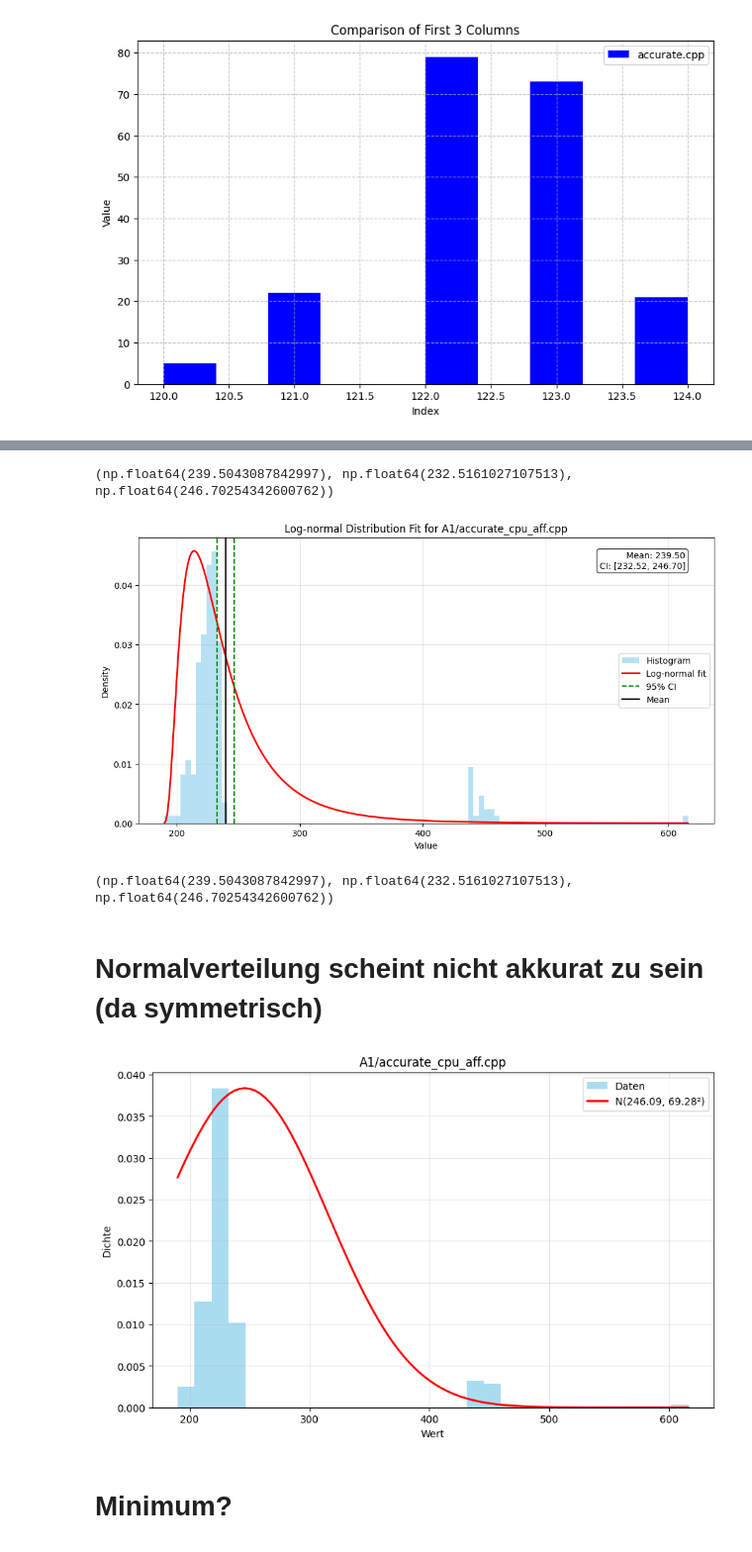
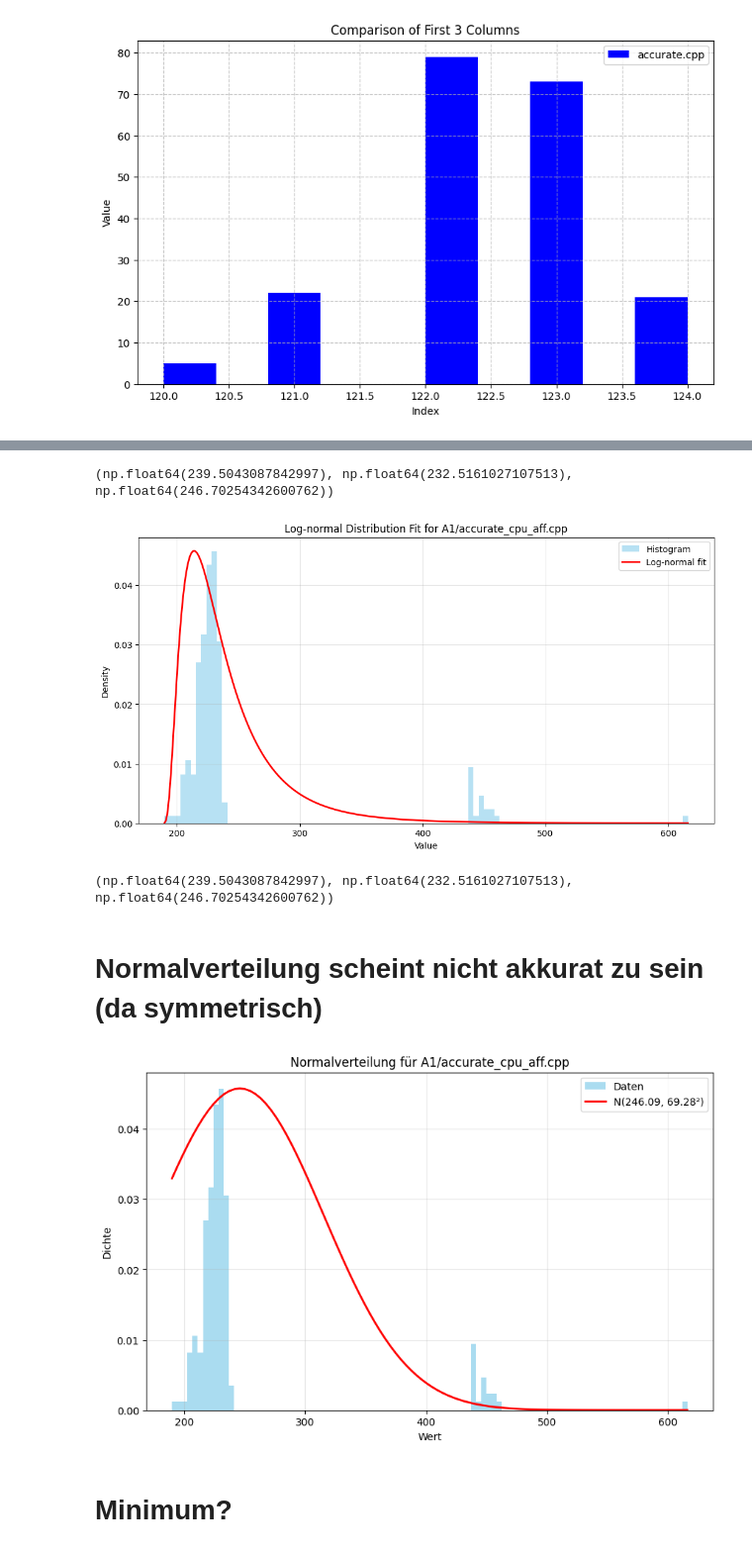
Before and after one commit to kilianbartz/bs_ueb2, a Jupyter notebook: plot.ipynb, the cells around one changed output, grey strips where cells are left out. Shown at 99% size. Cells and saved outputs as stored; diff of their text form; code cells hidden in the pictures.

Commit message:
updated measure.py plot.ipynb

```diff
--- a/plot.ipynb
+++ b/plot.ipynb
@@ -144,11 +295,11 @@ pdf_lognorm = pdf_lognorm * (max_height / max(pdf_lognorm))
 plt.plot(x, pdf_lognorm, 'r-', lw=2, label='Log-normal fit')
 
 # Add vertical lines for CI
-plt.axvline(ci[1], color='g', linestyle='--', label='95% CI')
-plt.axvline(ci[2], color='g', linestyle='--')
+# plt.axvline(ci[1], color='g', linestyle='--', label='95% CI')
+# plt.axvline(ci[2], color='g', linestyle='--')
 
 # Add mean line
-plt.axvline(mean, color='k', linestyle='-', label='Mean')
+# plt.axvline(mean, color='k', linestyle='-', label='Mean')
 
 # Customize the plot
 plt.xlabel('Value')
@@ -158,18 +309,18 @@ plt.legend()
 plt.grid(True, alpha=0.3)
 
 # Add text box with statistics
-stats_text = f'Mean: {mean:.2f}\nCI: [{ci[1]:.2f}, {ci[2]:.2f}]'
-plt.text(0.95, 0.95, stats_text,
-         transform=plt.gca().transAxes,
-         verticalalignment='top',
-         horizontalalignment='right',
-         bbox=dict(boxstyle='round', facecolor='white', alpha=0.8))
+# stats_text = f'Mean: {mean:.2f}\nCI: [{ci[1]:.2f}, {ci[2]:.2f}]'
+# plt.text(0.95, 0.95, stats_text,
+#          transform=plt.gca().transAxes,
+#          verticalalignment='top',
+#          horizontalalignment='right',
+#          bbox=dict(boxstyle='round', facecolor='white', alpha=0.8))
 
 plt.show()
 print(ci)
 # %% [output]
 (np.float64(239.5043087842997), np.float64(232.5161027107513), np.float64(246.70254342600762))
-[figure, old version]
+[figure, new version]
 (np.float64(239.5043087842997), np.float64(232.5161027107513), np.float64(246.70254342600762))
 # %% [markdown]
 # Normalverteilung scheint nicht akkurat zu sein (da symmetrisch)
@@ -178,7 +329,7 @@ import numpy as np
 import matplotlib.pyplot as plt
 from scipy import stats
 
-def plot_histogram_with_normal(data, bins=30, title=""):
+def plot_histogram_with_normal(data, bins=100, title=""):
     """
     Plottet ein Histogramm der Daten und die entsprechende Normalverteilungskurve.
 
@@ -201,35 +352,35 @@ def plot_histogram_with_normal(data, bins=30, title=""):
     # Plotte Histogramm (normiert)
     counts, bins, _ = plt.hist(data, bins=bins, density=True, alpha=0.7,
                               color='skyblue', label='Daten')
     max_height = max(counts)
 
     # Erstelle x-Werte für die Normalverteilungskurve
     x = np.linspace(min(data), max(data), 100)
 
     # Berechne und plotte die Normalverteilungskurve
     pdf = stats.norm.pdf(x, mu, sigma)
     pdf = pdf * (max_height / max(pdf))
     plt.plot(x, pdf, 'r-', lw=2,
              label=f'N({mu:.2f}, {sigma:.2f}²)')
 
     # Beschriftungen
     plt.title(title)
     plt.xlabel('Wert')
     plt.ylabel('Dichte')
     plt.legend()
     plt.grid(True, alpha=0.3)
 
     plt.show()
 
 # Plotte Histogramm mit Normalverteilung für die erste Spalte
 CASE = 1
 
 # Get the first column
 data = df.iloc[:, CASE]
 column_name = df.columns[CASE]
-plot_histogram_with_normal(data, title=column_name)
+plot_histogram_with_normal(data, title=f"Normalverteilung für {column_name}")
 # %% [output]
-[figure, old version]
+[figure, new version]
 # %% [markdown]
 # Minimum?
 # %%
```
Also changed, not shown: parts of 4 cells of this notebook, 2 other files.
